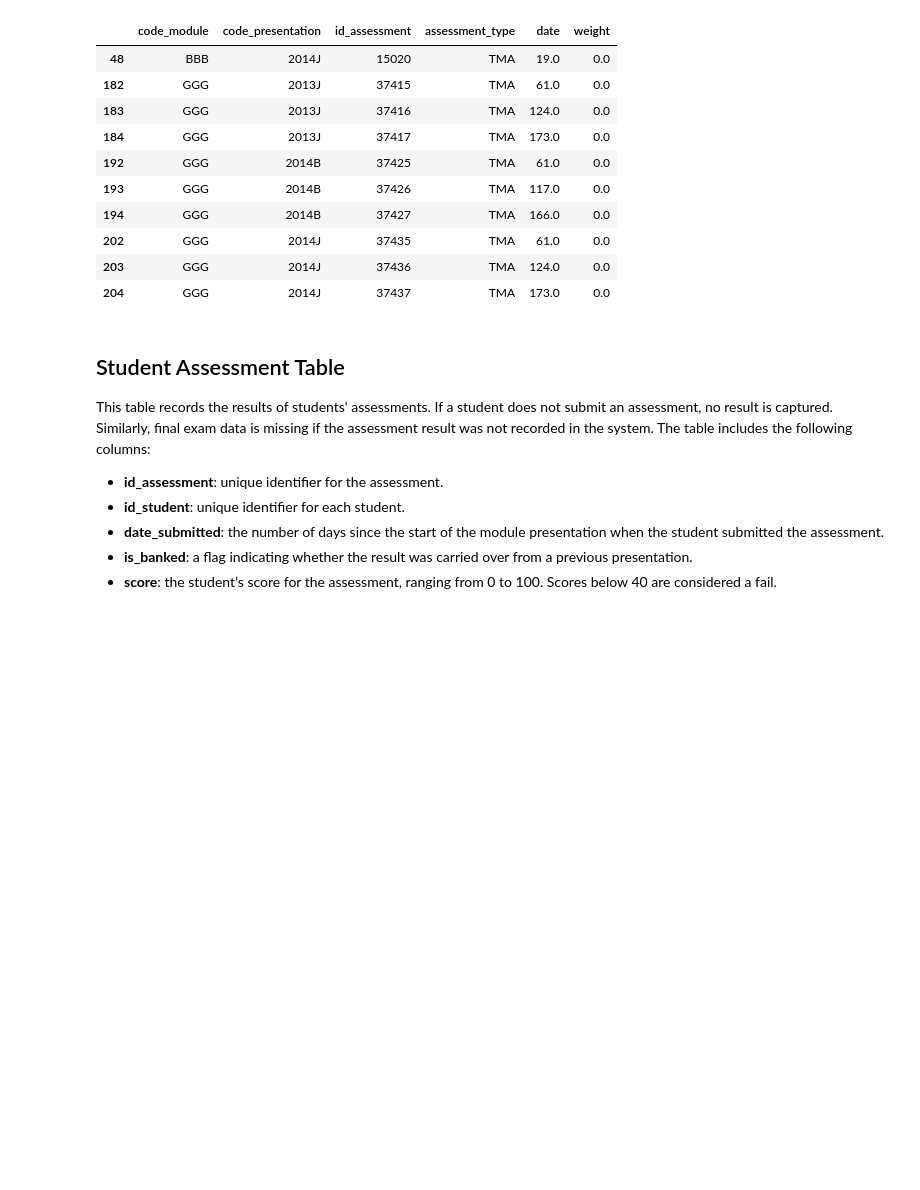
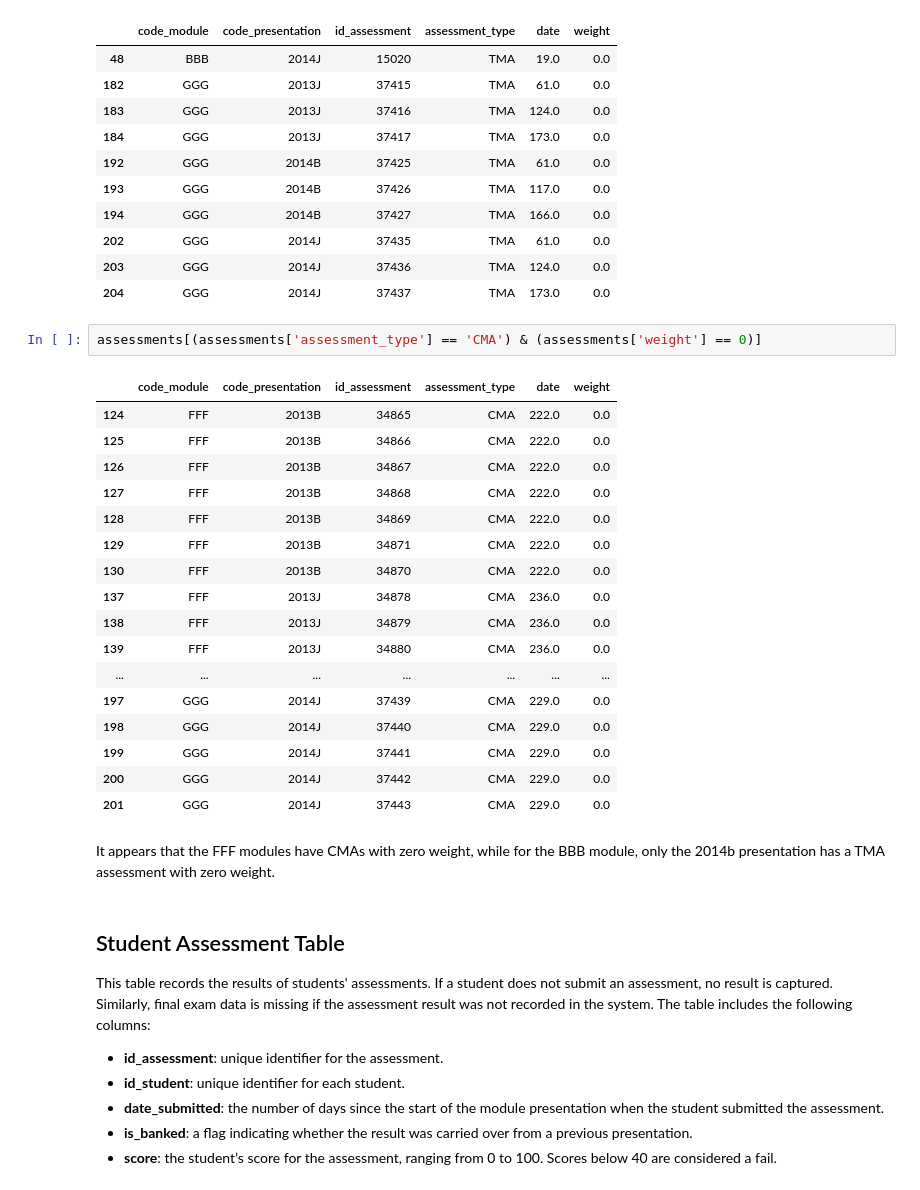
Before and after one commit to MScProjs/MScProject2025-Ali-Suhail, a Jupyter notebook: codes/jisc.ipynb, the cells around one changed output. Cells and saved outputs as stored; diff of their text form; blank space fills up the shorter version.

```diff
--- a/codes/jisc.ipynb
+++ b/codes/jisc.ipynb
@@ -341,6 +377,28 @@ assessments[(assessments['assessment_type'] == 'TMA') & (assessments['weight'] =
 | 202 | GGG | 2014J | 37435 | TMA | 61.0 | 0.0 |
 | 203 | GGG | 2014J | 37436 | TMA | 124.0 | 0.0 |
 | 204 | GGG | 2014J | 37437 | TMA | 173.0 | 0.0 |
+# %%
+assessments[(assessments['assessment_type'] == 'CMA') & (assessments['weight'] == 0)]
+# %% [output]
+|  | code_module | code_presentation | id_assessment | assessment_type | date | weight |
+| 124 | FFF | 2013B | 34865 | CMA | 222.0 | 0.0 |
+| 125 | FFF | 2013B | 34866 | CMA | 222.0 | 0.0 |
+| 126 | FFF | 2013B | 34867 | CMA | 222.0 | 0.0 |
+| 127 | FFF | 2013B | 34868 | CMA | 222.0 | 0.0 |
+| 128 | FFF | 2013B | 34869 | CMA | 222.0 | 0.0 |
+| 129 | FFF | 2013B | 34871 | CMA | 222.0 | 0.0 |
+| 130 | FFF | 2013B | 34870 | CMA | 222.0 | 0.0 |
+| 137 | FFF | 2013J | 34878 | CMA | 236.0 | 0.0 |
+| 138 | FFF | 2013J | 34879 | CMA | 236.0 | 0.0 |
+| 139 | FFF | 2013J | 34880 | CMA | 236.0 | 0.0 |
+| ... | ... | ... | ... | ... | ... | ... |
+| 197 | GGG | 2014J | 37439 | CMA | 229.0 | 0.0 |
+| 198 | GGG | 2014J | 37440 | CMA | 229.0 | 0.0 |
+| 199 | GGG | 2014J | 37441 | CMA | 229.0 | 0.0 |
+| 200 | GGG | 2014J | 37442 | CMA | 229.0 | 0.0 |
+| 201 | GGG | 2014J | 37443 | CMA | 229.0 | 0.0 |
+# %% [markdown]
+It appears that the FFF modules have CMAs with zero weight, while for the BBB module, only the 2014b presentation has a TMA assessment with zero weight.
 # %% [markdown]
 ## Student Assessment Table
 
```
Also changed, not shown: parts of 49 cells of this notebook, 3 other files.
